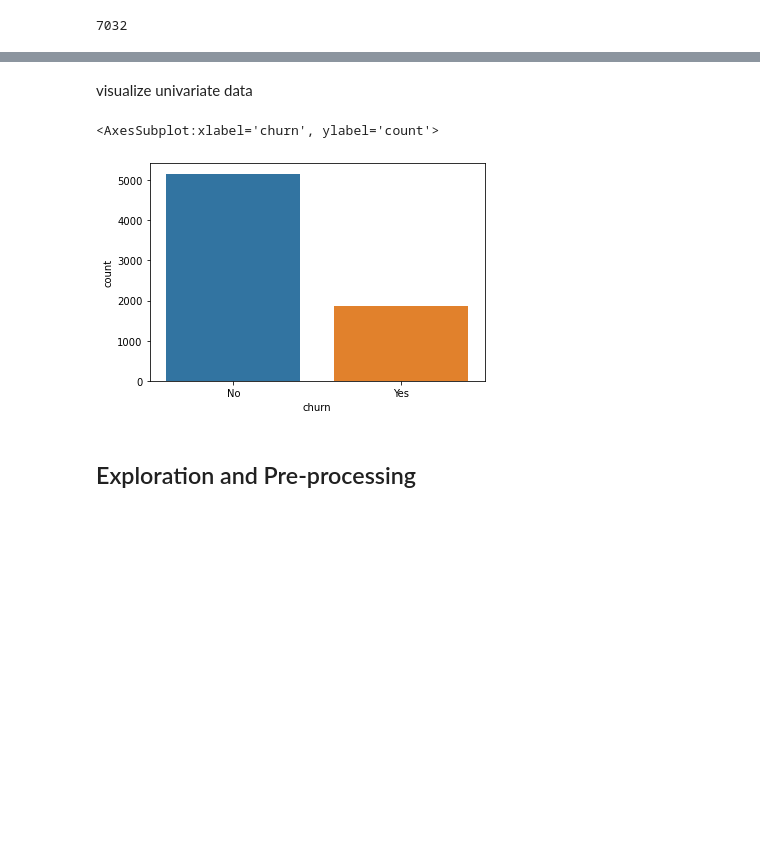
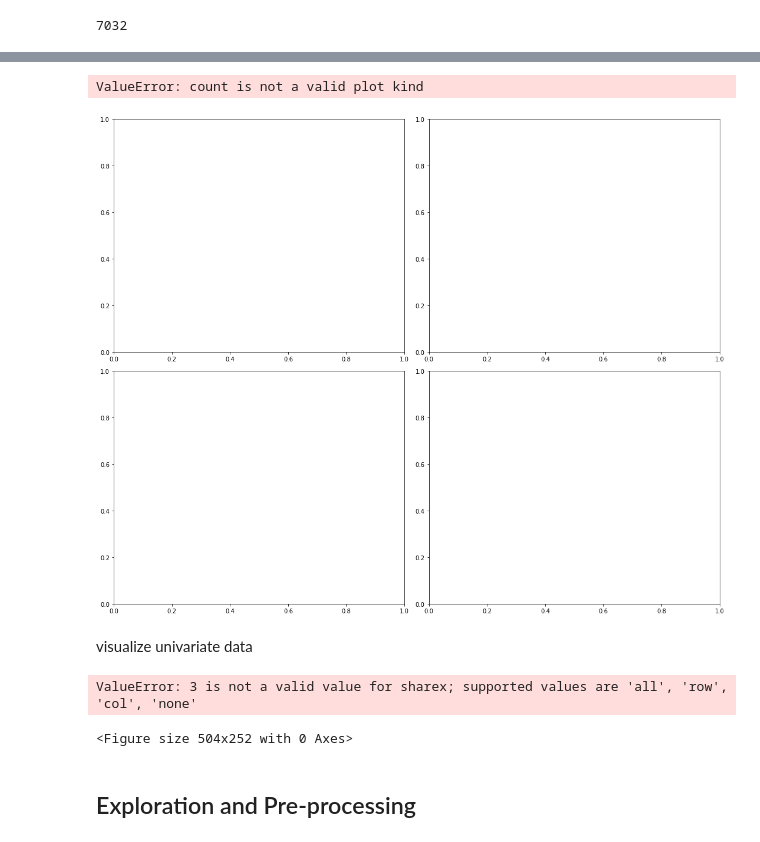
Before and after one commit to mindyshiben/telco_classification_project, a Jupyter notebook: telco_pipeline_work.ipynb, the cells around one changed output, grey strips where cells are left out. Drawn from its saved outputs; the diff is of its cells as text; code cells hidden in the pictures; blank space fills up the shorter version.

```diff
--- a/telco_pipeline_work.ipynb
+++ b/telco_pipeline_work.ipynb
@@ -397,0 +429,2 @@ len(df)
+# %%
+demographics_categorical = ['gender', 'senior_citizen', 'partner', 'dependents']]
@@ -398,10 +439,57 @@ len(df)
+# %%
+fig, axes = plt.subplots(nrows = 2,ncols = 2,figsize = (15,12))
+
+for i, item in enumerate(demographics_categorical):
+    if i < 2:
+        ax = demographics_categorical[item].value_counts().plot(kind = 'bar', ax=axes[i,0], rot = 0)
+#         print(col)
+#         sns.countplot(data=df, x=col)
+#         plt.title(col)
+#         plt.show()
+
+    elif i >= 2:
+        ax = demographics_categorical[item].value_counts().plot(kind = 'bar',ax=axes[i-3, 1],rot = 0)
+
+    ax.set_title(item)
+    plt.title(item)
+#plt.bar(x+0.2, top5_alcohol['beer_servings'],
+        #width, color='gold', label='beer')
+# plt.title('TOP5 countries by pure alcohol consumption', fontsize=25)
+# plt.xlabel(None)
+# plt.xticks(top5_alcohol.index, top5_alcohol['country'], fontsize=17)
+# plt.ylabel('Servings per person', fontsize=20)
+# plt.yticks(fontsize=17)
+# sns.despine(bottom=True)
+# ax.grid(False)
+# ax.tick_params(bottom=False, left=True)
+# plt.legend(frameon=False, fontsize=15)
+# plt.show()
+# %% [output]
+ValueError: count is not a valid plot kind
+[figure, added]
 # %% [markdown]
 visualize univariate data
-# %%
-sns.countplot(df['churn'])
-# %% [output]
-<AxesSubplot:xlabel='churn', ylabel='count'>
-[figure, removed]
+# %%
+plt.rcParams["figure.figsize"] = [7.00, 3.50]
+plt.rcParams["figure.autolayout"] = True
+fig, ax =plt.subplots(1, 2, 3)
+sns.countplot(df['gender'], ax=ax[0])
+sns.countplot(df['churn'], ax=ax[1])
+sns.countplot(df['senior_citizen'], ax=ax[0])
+fig.show()
+
+if i < 3:
+        ax = telecom_cust[item].value_counts().plot(kind = 'bar',ax=axes[i,0],rot = 0)
+
+    elif i >=3 and i < 6:
+        ax = telecom_cust[item].value_counts().plot(kind = 'bar',ax=axes[i-3,1],rot = 0)
+
+    elif i < 9:
+        ax = telecom_cust[item].value_counts().plot(kind = 'bar',ax=axes[i-6,2],rot = 0)
+    ax.set_title(item)
+# %% [output]
+ValueError: 3 is not a valid value for sharex; supported values are 'all', 'row', 'col', 'none'
+<Figure size 504x252 with 0 Axes>
 # %% [markdown]
 ## Exploration and Pre-processing
 # %% [markdown]
```
Also changed, not shown: parts of 12 cells of this notebook, 1 other file.
